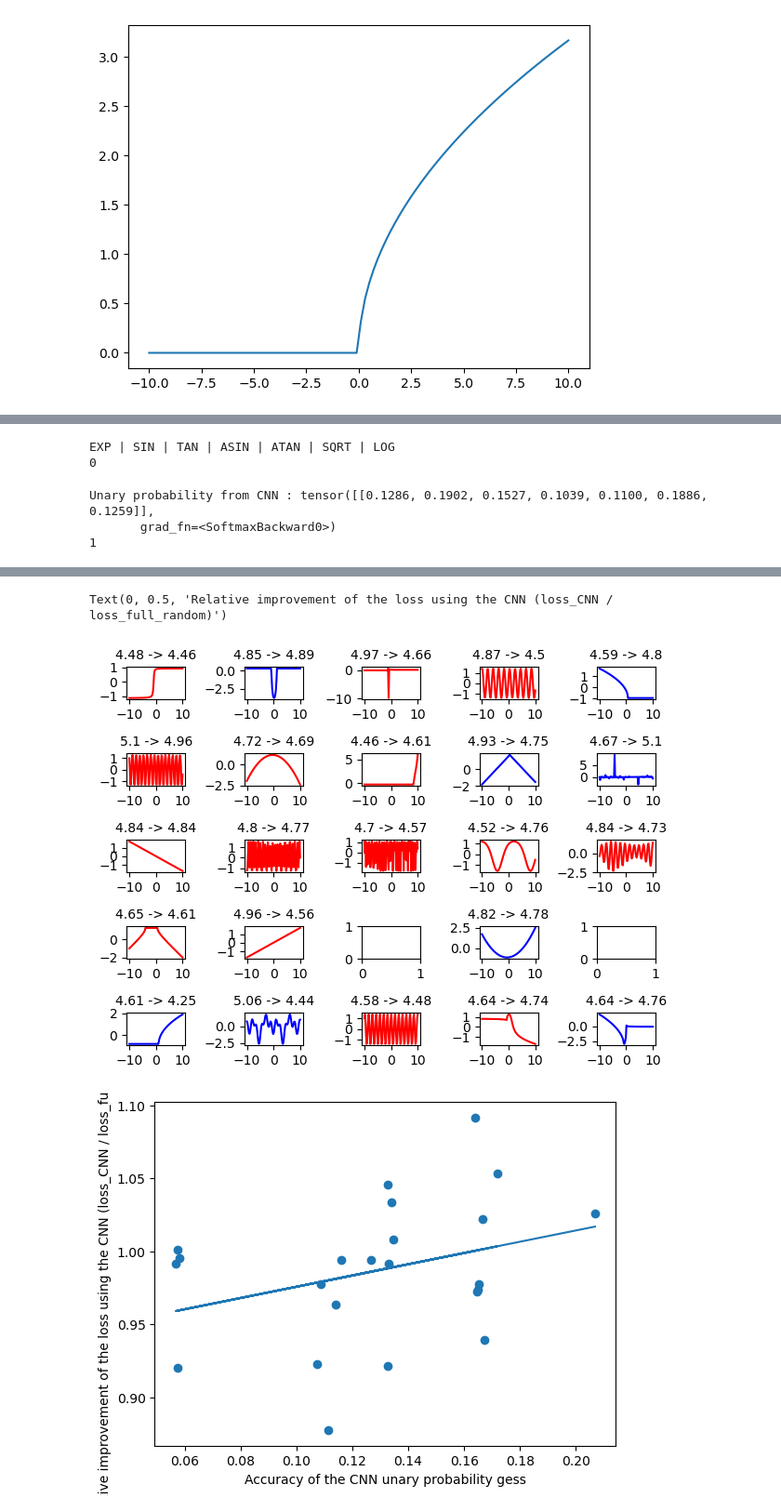
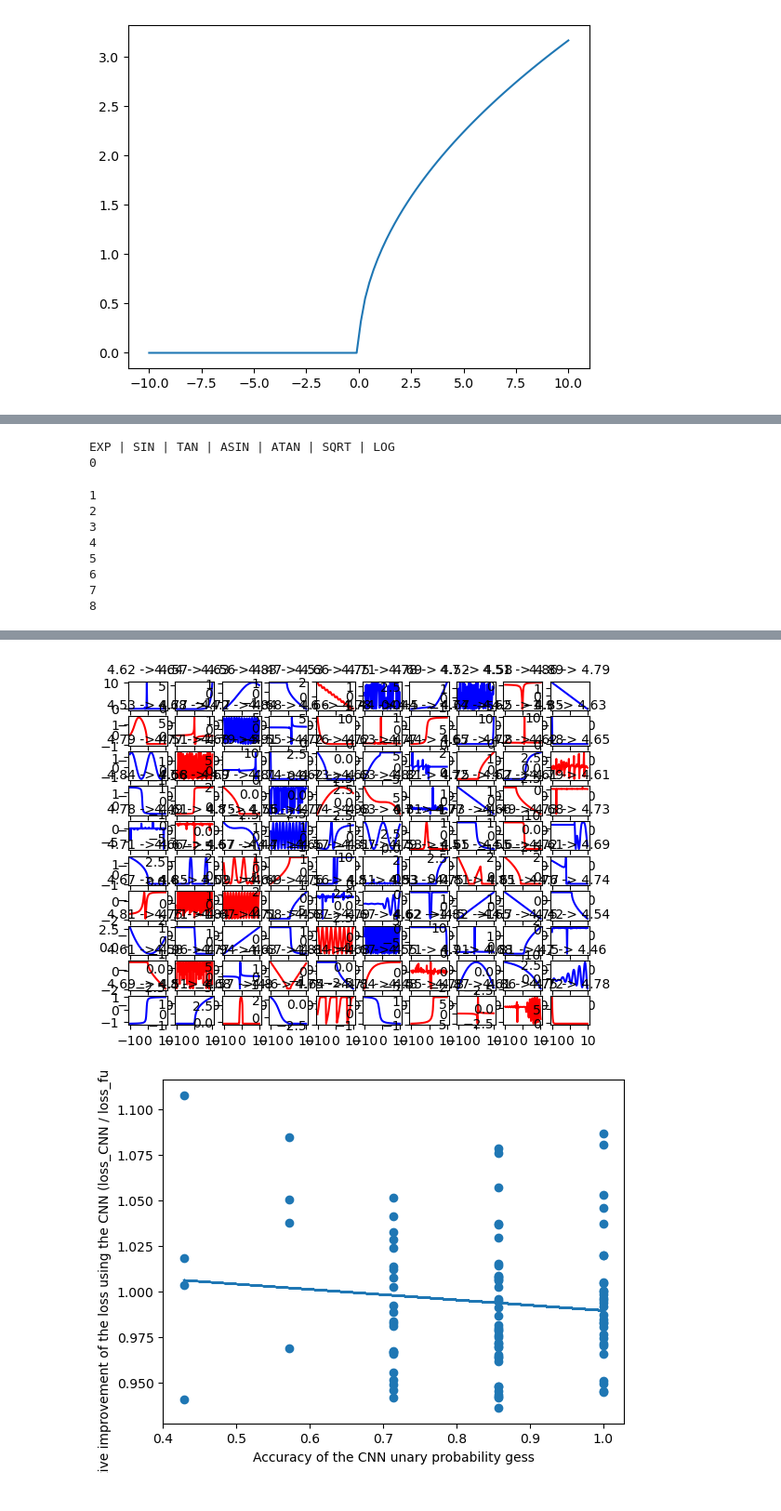
Before and after one commit to hgruniaux/MLP-SymReg, a Jupyter notebook: test.ipynb, the cells around one changed output, grey strips where cells are left out. Shown: that part at 93% size. Drawn from its saved outputs; the diff is of its cells as text; code cells hidden in the pictures.

Commit message:
Test CNN v2

```diff
--- a/test.ipynb
+++ b/test.ipynb
@@ -197,7 +192,7 @@ OUTPUT_FEATURES = 7
 THRESHOLD = 0.5
 MAX_DEPTH = 3
 # %%
-n_train = 20000
+n_train = 30000
 n_test = 1000
 train_data, train_labels = generate_formula_dataset(n_train, INPUT_SAMPLES, MAX_DEPTH)
 dataset = TensorDataset(train_data, train_labels)
@@ -502,7 +507,7 @@ def test_generation_init_CNN(target_Y, proba_CNN, nb_generated):
         generated_formula = generator.generate()
         S_rd.append( loss_compare(generated_formula, target_Y) )
 
-    random_options.prob_unary_operators = proba_unary.flatten().detach().numpy()
+    random_options.prob_unary_operators = proba_CNN.flatten().detach().numpy()
     generator = RandomGenerator(random_options)
 
     S_CNN = []
@@ -518,7 +523,7 @@ S_rd, S_CNN = [], []
 CNN_accuracy = []
 loss_improvement = []
 
-WIDTH, HEIGHT = 5, 5
+WIDTH, HEIGHT = 10, 10
 f, ax = plt.subplots(HEIGHT, WIDTH)
 for i in range(HEIGHT):
     for j in range(WIDTH):
@@ -527,18 +532,19 @@ for i in range(HEIGHT):
         target_XY, label = generate_formula_dataset(1, sample_count=100, max_depth=3, x_range = (-10, 10))
         target_Y = target_XY[0,:,1].numpy()
 
-        proba_unary_CNN = F.softmax(predict(X, target_Y), dim=1)
+        proba_unary_CNN = predict(X, target_Y)
         if not np.isnan(np.sqrt(float(torch.sum((proba_unary_CNN - label)**2)))):
-            CNN_accuracy.append(np.sqrt(float(torch.sum((proba_unary_CNN - label)**2))) / 7)
+            #CNN_accuracy.append(np.sqrt(float(torch.sum((proba_unary_CNN - F.softmax(label, dim=1))**2))) / 7)
+            CNN_accuracy.append(float(torch.sum((proba_unary_CNN > 0.5) == label)) / 7)
 
-            S_rd_current, S_CNN_current = test_generation_init_CNN(target_Y, proba_unary_CNN, 2000)
+            S_rd_current, S_CNN_current = test_generation_init_CNN(target_Y, F.softmax(proba_unary_CNN, dim=1), 5000)
             S_rd.append(np.mean(S_rd_current))
             S_CNN.append(np.mean(S_CNN_current))
-            if S_rd_current < S_CNN_current:
+            if np.mean(S_rd_current) < np.mean(S_CNN_current):
                 color = 'red'
             else:
                 color='blue'
-            ax[i][j].plot(X, target_Y, color)
+            ax[i][j].plot(X, target_Y, color=color)
             ax[i][j].set_title(f"{np.around(np.mean(S_rd_current), 2)} -> {np.around(np.mean(S_CNN_current), 2)}", fontsize=10)
 
 
@@ -558,6 +564,11 @@ plt.ylabel("Relative improvement of the loss using the CNN (loss_CNN / loss_full
 # %% [output]
 EXP | SIN | TAN | ASIN | ATAN | SQRT | LOG
 0
-Unary probability from CNN : tensor([[0.1286, 0.1902, 0.1527, 0.1039, 0.1100, 0.1886, 0.1259]],
-       grad_fn=<SoftmaxBackward0>)
 1
+2
+3
+4
+5
+6
+7
+8
@@ -614,3 +598,2 @@ Loss avec CNN : 4.683436329089331 std 1.7468313445902721
-Text(0, 0.5, 'Relative improvement of the loss using the CNN (loss_CNN / loss_full_random)')
-[figure, old version]
+[figure, new version]
-[figure, old version]
+[figure, new version]
```
Also changed, not shown: parts of 7 cells of this notebook.
